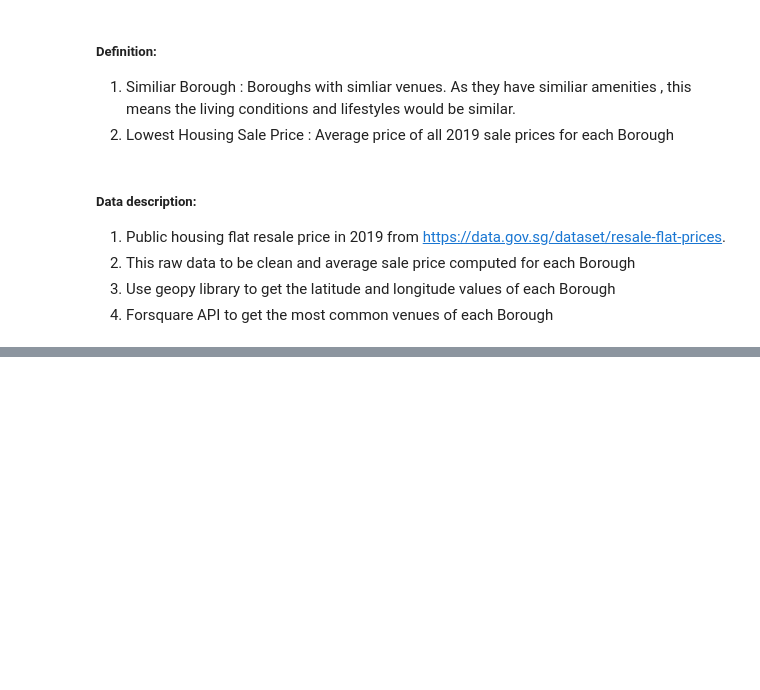
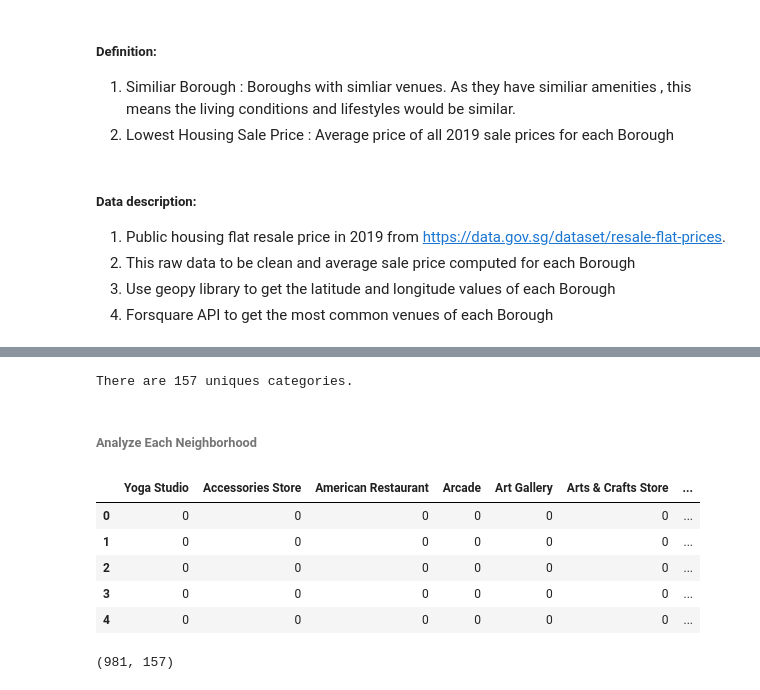
Before and after one commit to fabiankoh/AppliedDataScienceCapstone, a Jupyter notebook: Applied Data Science CapstoneProjectW4-5.ipynb, the cells around one changed output, grey strips where cells are left out. Drawn from its saved outputs; the diff is of its cells as text; code cells hidden in the pictures; blank space fills up the shorter version.

Commit message:
Published from Watson Studio.

```diff
--- a/Applied Data Science CapstoneProjectW4-5.ipynb
+++ b/Applied Data Science CapstoneProjectW4-5.ipynb
@@ -23,0 +338,31 @@ Best borough in this case would be the lowest priced Borough among the other sim
+# %%
+#Find out how many unique categories can be curated from all the returned venues
+print('There are {} uniques categories.'.format(len(sg_venues['Venue Category'].unique())))
+# %% [output]
+There are 157 uniques categories.
+# %% [markdown]
+###### Analyze Each Neighborhood
+# %%
+# one hot encoding
+sg_onehot = pd.get_dummies(sg_venues[['Venue Category']], prefix="", prefix_sep="")
+
+# add neighborhood column back to dataframe
+sg_onehot['Neighborhood'] = sg_venues['Neighborhood']
+
+# move neighborhood column to the first column
+fixed_columns = [sg_onehot.columns[-1]] + list(sg_onehot.columns[:-1])
+sg_onehot = sg_onehot[fixed_columns]
+
+sg_onehot.head()
+# %% [output]
+|  | Yoga Studio | Accessories Store | American Restaurant | Arcade | Art Gallery | Arts & Crafts Store | ... |
+| 0 | 0 | 0 | 0 | 0 | 0 | 0 | ... |
+| 1 | 0 | 0 | 0 | 0 | 0 | 0 | ... |
+| 2 | 0 | 0 | 0 | 0 | 0 | 0 | ... |
+| 3 | 0 | 0 | 0 | 0 | 0 | 0 | ... |
+| 4 | 0 | 0 | 0 | 0 | 0 | 0 | ... |
+# %%
+#Examine the new dataframe size.
+sg_onehot.shape
+# %% [output]
+(981, 157)
```
Also changed, not shown: parts of 77 cells of this notebook.
